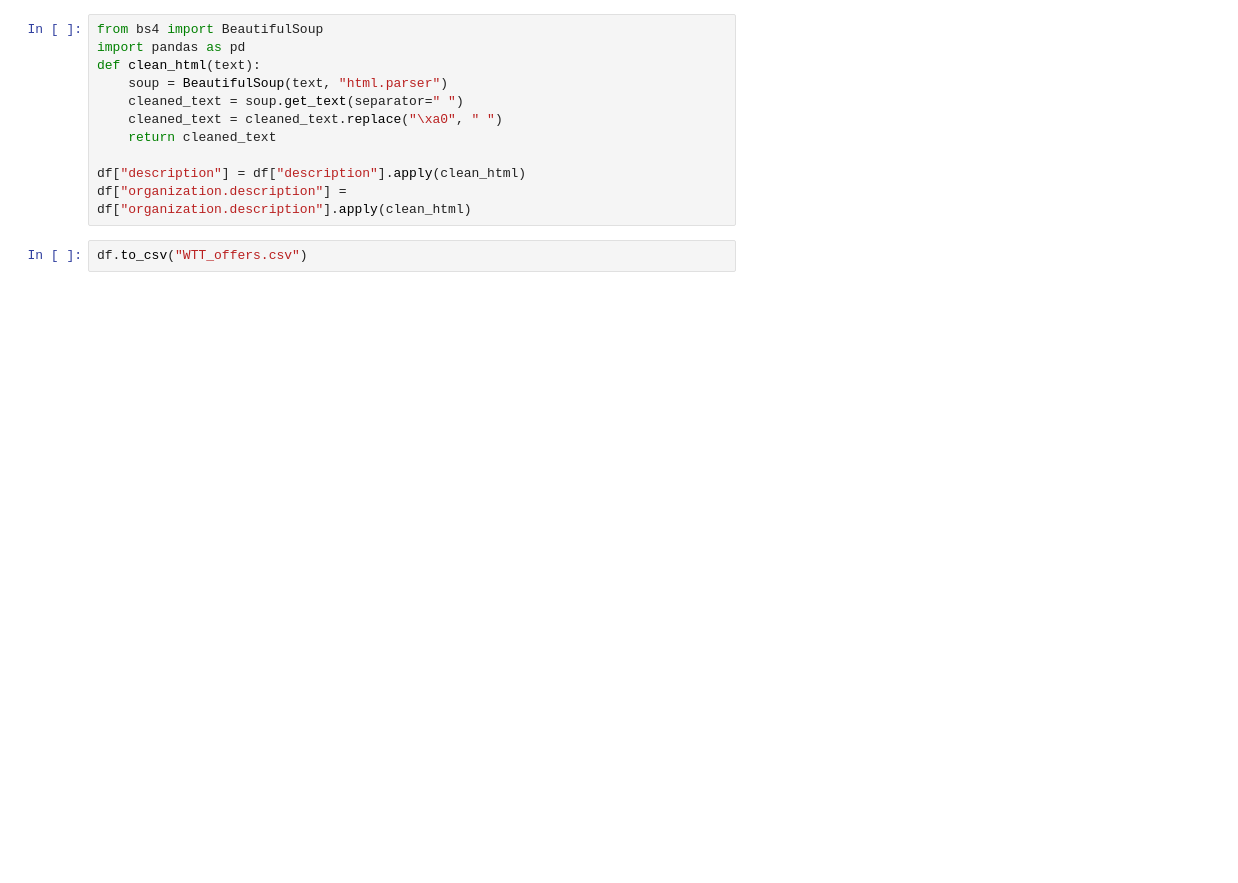
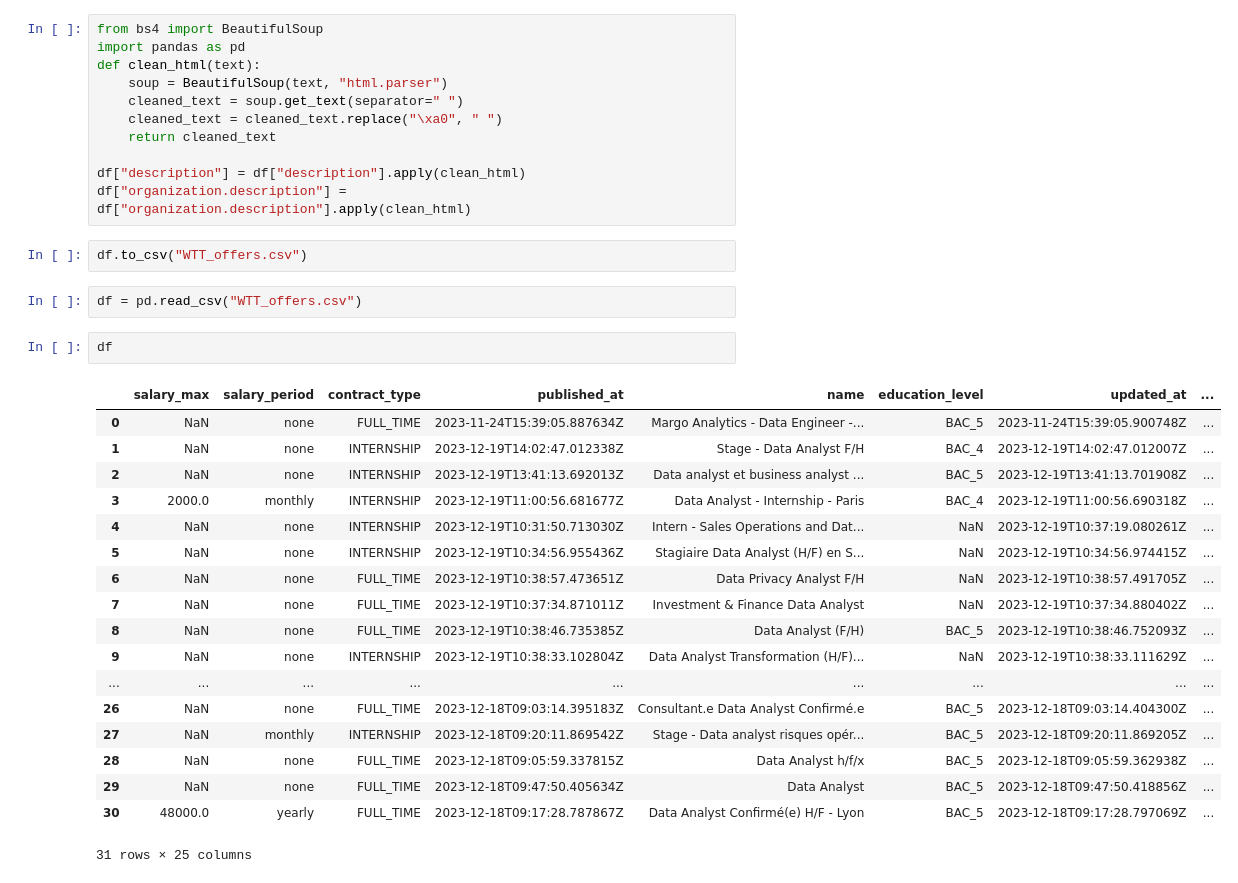
Before and after one commit to dsteddy/Projet_3, a Jupyter notebook: wtt_test.ipynb, the cells around one changed output. Saved outputs shown, nothing was run; the diff lists cells and outputs as text; blank space fills up the shorter version.

```diff
--- a/wtt_test.ipynb
+++ b/wtt_test.ipynb
@@ -116,3 +141,26 @@ df["description"] = df["description"].apply(clean_html)
 df["organization.description"] = df["organization.description"].apply(clean_html)
 # %%
 df.to_csv("WTT_offers.csv")
+# %%
+df = pd.read_csv("WTT_offers.csv")
+# %%
+df
+# %% [output]
+|  | salary_max | salary_period | contract_type | published_at | name | education_level | updated_at | ... |
+| 0 | NaN | none | FULL_TIME | 2023-11-24T15:39:05.887634Z | Margo Analytics - Data Engineer -... | BAC_5 | 2023-11-24T15:39:05.900748Z | ... |
+| 1 | NaN | none | INTERNSHIP | 2023-12-19T14:02:47.012338Z | Stage - Data Analyst F/H | BAC_4 | 2023-12-19T14:02:47.012007Z | ... |
+| 2 | NaN | none | INTERNSHIP | 2023-12-19T13:41:13.692013Z | Data analyst et business analyst ... | BAC_5 | 2023-12-19T13:41:13.701908Z | ... |
+| 3 | 2000.0 | monthly | INTERNSHIP | 2023-12-19T11:00:56.681677Z | Data Analyst - Internship - Paris | BAC_4 | 2023-12-19T11:00:56.690318Z | ... |
+| 4 | NaN | none | INTERNSHIP | 2023-12-19T10:31:50.713030Z | Intern - Sales Operations and Dat... | NaN | 2023-12-19T10:37:19.080261Z | ... |
+| 5 | NaN | none | INTERNSHIP | 2023-12-19T10:34:56.955436Z | Stagiaire Data Analyst (H/F) en S... | NaN | 2023-12-19T10:34:56.974415Z | ... |
+| 6 | NaN | none | FULL_TIME | 2023-12-19T10:38:57.473651Z | Data Privacy Analyst F/H | NaN | 2023-12-19T10:38:57.491705Z | ... |
+| 7 | NaN | none | FULL_TIME | 2023-12-19T10:37:34.871011Z | Investment & Finance Data Analyst | NaN | 2023-12-19T10:37:34.880402Z | ... |
+| 8 | NaN | none | FULL_TIME | 2023-12-19T10:38:46.735385Z | Data Analyst (F/H) | BAC_5 | 2023-12-19T10:38:46.752093Z | ... |
+| 9 | NaN | none | INTERNSHIP | 2023-12-19T10:38:33.102804Z | Data Analyst Transformation (H/F)... | NaN | 2023-12-19T10:38:33.111629Z | ... |
+| ... | ... | ... | ... | ... | ... | ... | ... | ... |
+| 26 | NaN | none | FULL_TIME | 2023-12-18T09:03:14.395183Z | Consultant.e Data Analyst Confirmé.e | BAC_5 | 2023-12-18T09:03:14.404300Z | ... |
+| 27 | NaN | monthly | INTERNSHIP | 2023-12-18T09:20:11.869542Z | Stage - Data analyst risques opér... | BAC_5 | 2023-12-18T09:20:11.869205Z | ... |
+| 28 | NaN | none | FULL_TIME | 2023-12-18T09:05:59.337815Z | Data Analyst h/f/x | BAC_5 | 2023-12-18T09:05:59.362938Z | ... |
+| 29 | NaN | none | FULL_TIME | 2023-12-18T09:47:50.405634Z | Data Analyst | BAC_5 | 2023-12-18T09:47:50.418856Z | ... |
+| 30 | 48000.0 | yearly | FULL_TIME | 2023-12-18T09:17:28.787867Z | Data Analyst Confirmé(e) H/F - Lyon | BAC_5 | 2023-12-18T09:17:28.797069Z | ... |
+31 rows × 25 columns
```
Also changed, not shown: parts of 4 cells of this notebook, 6 other files.
